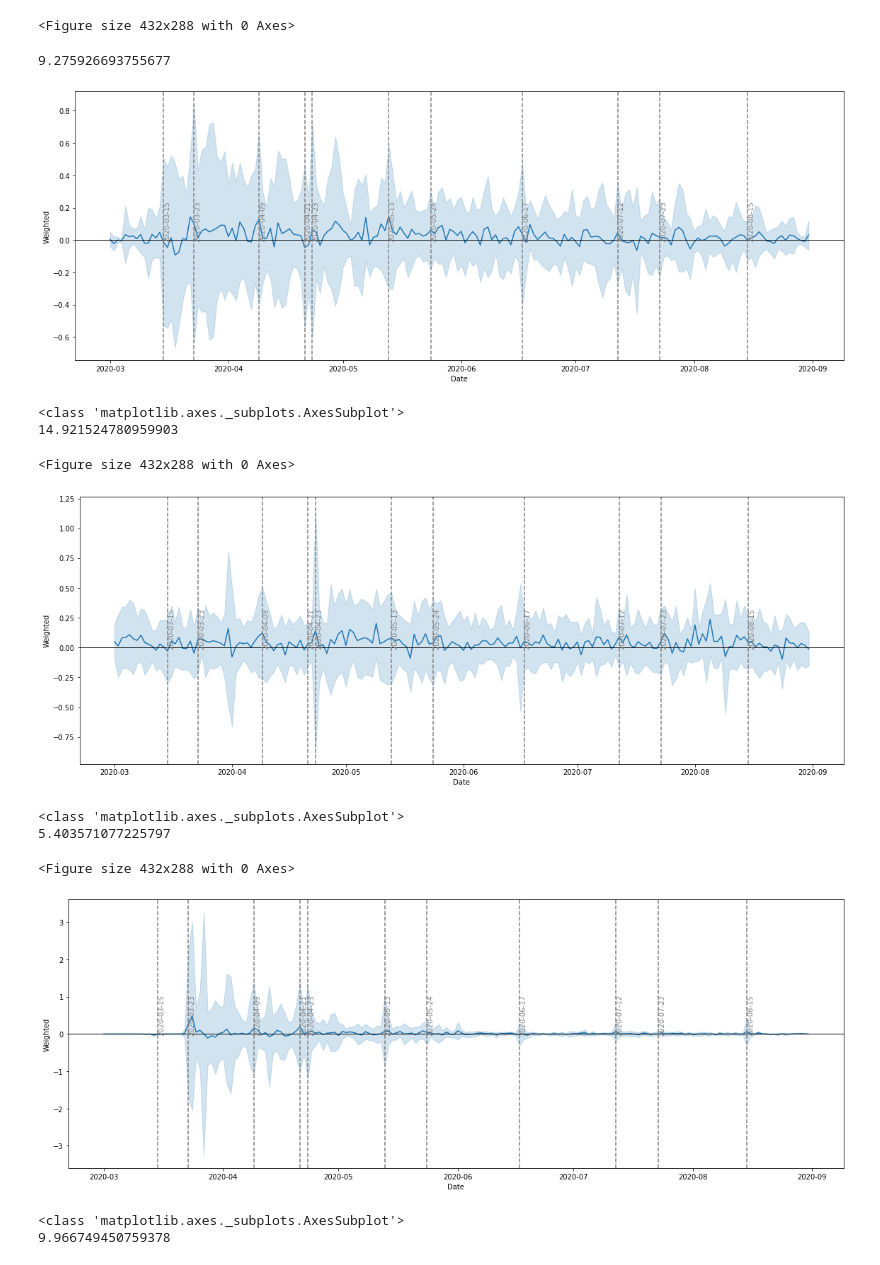
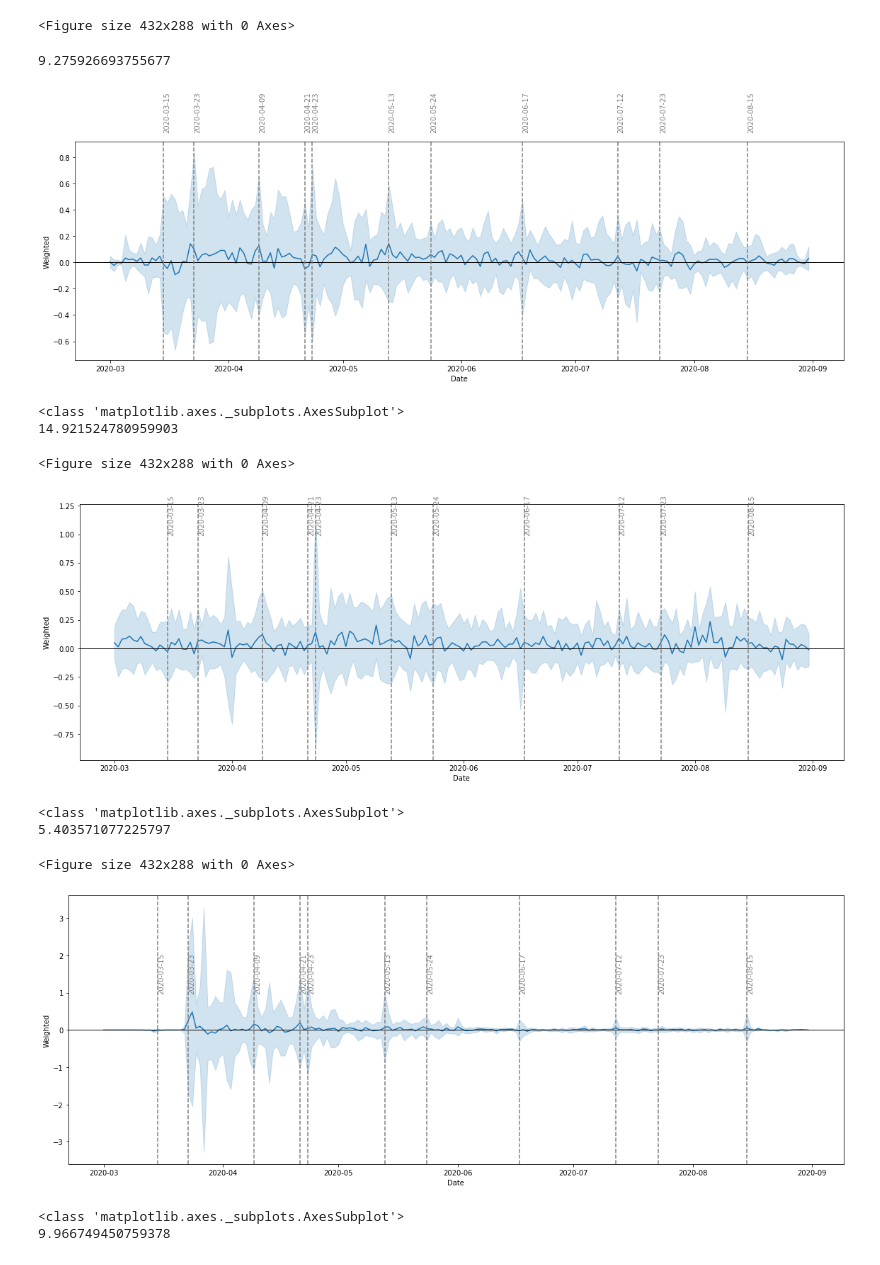
Before and after one commit to tomashege/research_project, a Jupyter notebook: Tomas/notebooks/tweet_analysis.ipynb, the cells around one changed output. Drawn from its saved outputs; the diff is of its cells as text; code cells hidden in the pictures.

Commit message:
new charts with folder

```diff
--- a/Tomas/notebooks/tweet_analysis.ipynb
+++ b/Tomas/notebooks/tweet_analysis.ipynb
@@ -276,42 +202,42 @@ def hashtags(hashtag):
     '2020-08-15']
 
     for i in pres_speaks_dates:
-        plt.axvline(i, c='grey', ls = "--", label = str(i))
-        plt.text(i,0,i,rotation=90, c = "grey")
+        plt.axvline(i, c='grey', ls = "--")
+        plt.text(i,1,i,rotation=90, c = "grey")
 #     sns.lineplot(x='Date',
 #                  y='Polarity',
 #                  hue='Key',
 #                  data=pd.melt(display_df_average,
 #                               ['date']).rename(columns={"value": "Polarity","variable":"Key", "date":"Date"})).set_title("The Sentiment for of Topic: "+key_word).get_figure().autofmt_xdate()
     plt.tight_layout()
     plt.savefig("/Users/tomashegewisch/research_project/Tomas/charts/hastag_sentiment/hastag_Sentiment_"+hashtag+"_AllMonths.png")
     plt.show()
     plt.clf()
 
 
     print(type(p))
 
 list_of_hastages_to_process = ['covid19',
 'southafrica',
 'lockdownsa',
 'cyrilramaphosa',
 'lockdown',
 'covid19sa',
 'coronavirussa',
 'covid_19',
 'lockdownsouthafrica',
 'government']
 
 # list_of_hastages_to_process = ['southafrica']
 for i in list_of_hastages_to_process:
     hashtags(i)
 # %% [output]
 9.275926693755677
-[figure, old version]
+[figure, new version]
 <class 'matplotlib.axes._subplots.AxesSubplot'>
 14.921524780959903
 <Figure size 432x288 with 0 Axes>
-[figure, old version]
+[figure, new version]
 <class 'matplotlib.axes._subplots.AxesSubplot'>
 5.403571077225797
 <Figure size 432x288 with 0 Axes>
```
Also changed, not shown: parts of 28 cells of this notebook, 31 other files.
